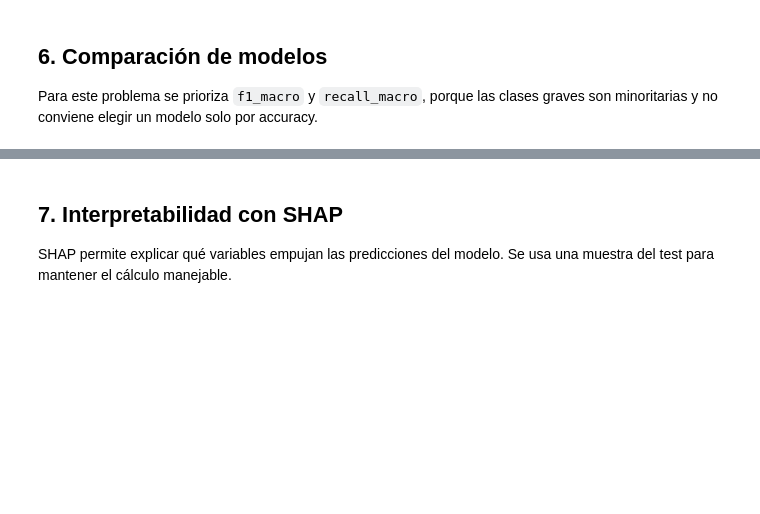
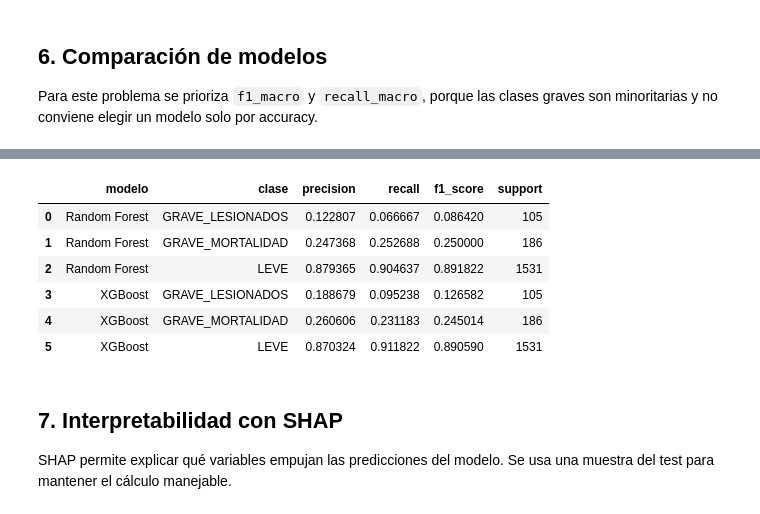
Before and after one commit to veliz-a/siniestros-fatales-peru-ml, a Jupyter notebook: notebooks/04_modelado_supervisado.ipynb, the cells around one changed output, grey strips where cells are left out. Cells and saved outputs as stored; diff of their text form; code cells hidden in the pictures; blank space fills up the shorter version.

```diff
--- a/notebooks/04_modelado_supervisado.ipynb
+++ b/notebooks/04_modelado_supervisado.ipynb
@@ -349,3 +353,37 @@ Mejor modelo según F1 macro: XGBoost
+# %%
+predicciones_modelos = {'Random Forest': y_pred_rf}
+if XGBOOST_DISPONIBLE:
+    predicciones_modelos['XGBoost'] = y_pred_xgb
+
+metricas_clase = []
+for nombre_modelo, y_pred_modelo in predicciones_modelos.items():
+    precision, recall, f1, soporte = precision_recall_fscore_support(
+        y_test,
+        y_pred_modelo,
+        labels=sorted(class_map),
+        zero_division=0,
+    )
+    for pos, clase_id in enumerate(sorted(class_map)):
+        metricas_clase.append({
+            'modelo': nombre_modelo,
+            'clase': class_map[clase_id],
+            'precision': precision[pos],
+            'recall': recall[pos],
+            'f1_score': f1[pos],
+            'support': soporte[pos],
+        })
+
+metricas_clase_df = pd.DataFrame(metricas_clase)
+metricas_clase_df.to_csv(DIR_TABLAS / 'metricas_por_clase.csv', index=False, encoding='utf-8')
+metricas_clase_df
+# %% [output]
+|  | modelo | clase | precision | recall | f1_score | support |
+| 0 | Random Forest | GRAVE_LESIONADOS | 0.122807 | 0.066667 | 0.086420 | 105 |
+| 1 | Random Forest | GRAVE_MORTALIDAD | 0.247368 | 0.252688 | 0.250000 | 186 |
+| 2 | Random Forest | LEVE | 0.879365 | 0.904637 | 0.891822 | 1531 |
+| 3 | XGBoost | GRAVE_LESIONADOS | 0.188679 | 0.095238 | 0.126582 | 105 |
+| 4 | XGBoost | GRAVE_MORTALIDAD | 0.260606 | 0.231183 | 0.245014 | 186 |
+| 5 | XGBoost | LEVE | 0.870324 | 0.911822 | 0.890590 | 1531 |
 # %% [markdown]
 ## 7. Interpretabilidad con SHAP
 
```
Also changed, not shown: parts of 10 cells of this notebook, 17 other files.
